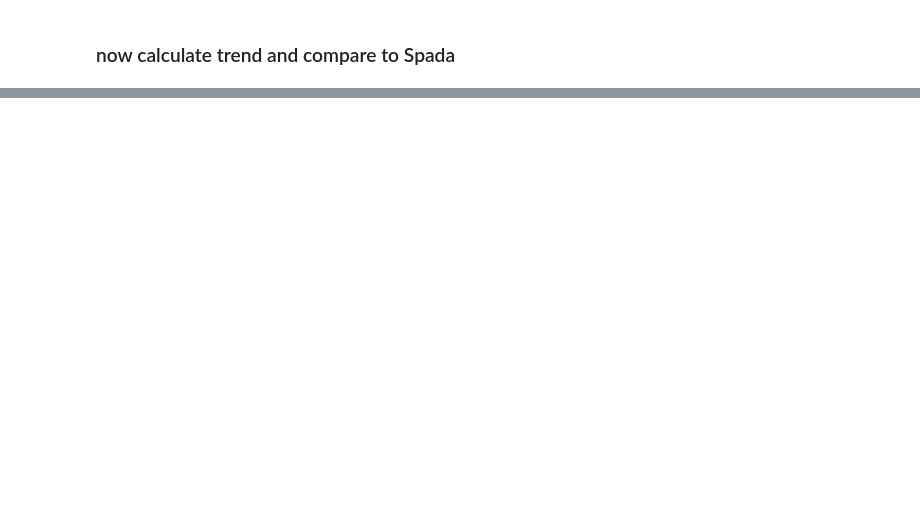
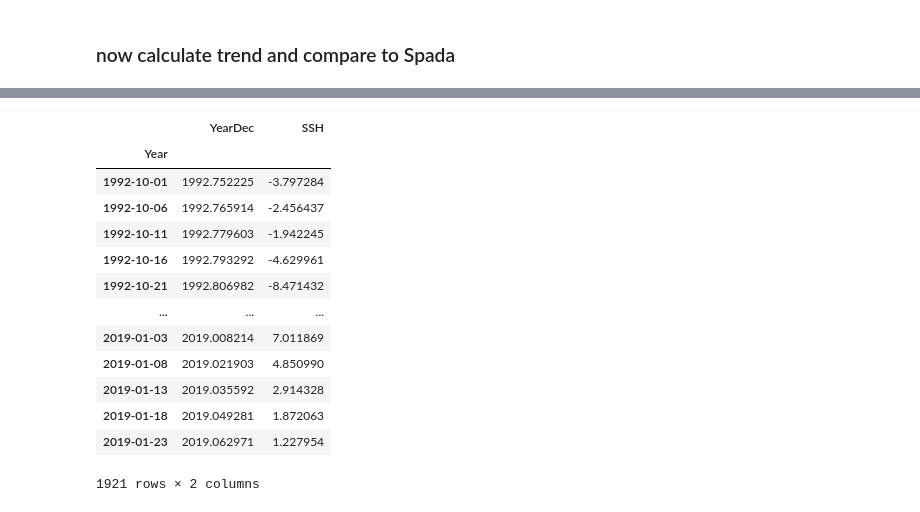
Before and after one commit to ldeo-arctictides/tidegauges-historical, a Jupyter notebook: example_read_psmsl.ipynb, the cells around one changed output, grey strips where cells are left out. Saved outputs shown, nothing was run; the diff lists cells and outputs as text; code cells hidden in the pictures; blank space fills up the shorter version.

```diff
--- a/example_read_psmsl.ipynb
+++ b/example_read_psmsl.ipynb
@@ -318,0 +347,43 @@ Text(0.5, 0.98, 'ta')
+# %%
+def test_read_CCAR_altimetry(ccar_file):
+    i_skip = find_skiprows_startofline(ccar_file, 'time')
+    column_names=['Year', 'SSH', '', 'Year2', 'SSH_tides']
+    df = pd.read_csv(ccar_file,
+                     skiprows=i_skip,
+                     header=None,
+                     delimiter=',',
+                     names=column_names)
+
+    # NaNs
+#     df['SSH'] = df['SSH'].replace(-99999, np.nan)
+
+    ## Datetime operations
+    year = df['Year'].astype(int)
+    doy = ((df['Year'] - year) * 365).astype(int) + 1  # TODO: This might be off by one day...
+    dt = pd.to_datetime(year.astype(str) + doy.astype(str), format='%Y%j')
+    df = df.rename(columns={'Year': 'YearDec'})
+    df.index = pd.DatetimeIndex(dt)
+
+    # delete unused columns
+    df = df.drop([df.columns[2], 'Year2', 'SSH_tides'], axis=1)
+
+    return df
+
+infile = 'data/CCAR/CCAR_altimetry_642500N_517500W_tidegauge_820.csv'
+df = test_read_CCAR_altimetry(infile)
+df
+# %% [output]
+|  | YearDec | SSH |
+| Year |  |  |
+| 1992-10-01 | 1992.752225 | -3.797284 |
+| 1992-10-06 | 1992.765914 | -2.456437 |
+| 1992-10-11 | 1992.779603 | -1.942245 |
+| 1992-10-16 | 1992.793292 | -4.629961 |
+| 1992-10-21 | 1992.806982 | -8.471432 |
+| ... | ... | ... |
+| 2019-01-03 | 2019.008214 | 7.011869 |
+| 2019-01-08 | 2019.021903 | 4.850990 |
+| 2019-01-13 | 2019.035592 | 2.914328 |
+| 2019-01-18 | 2019.049281 | 1.872063 |
+| 2019-01-23 | 2019.062971 | 1.227954 |
+1921 rows × 2 columns
```
Also changed, not shown: parts of 6 cells of this notebook, 3 other files.
